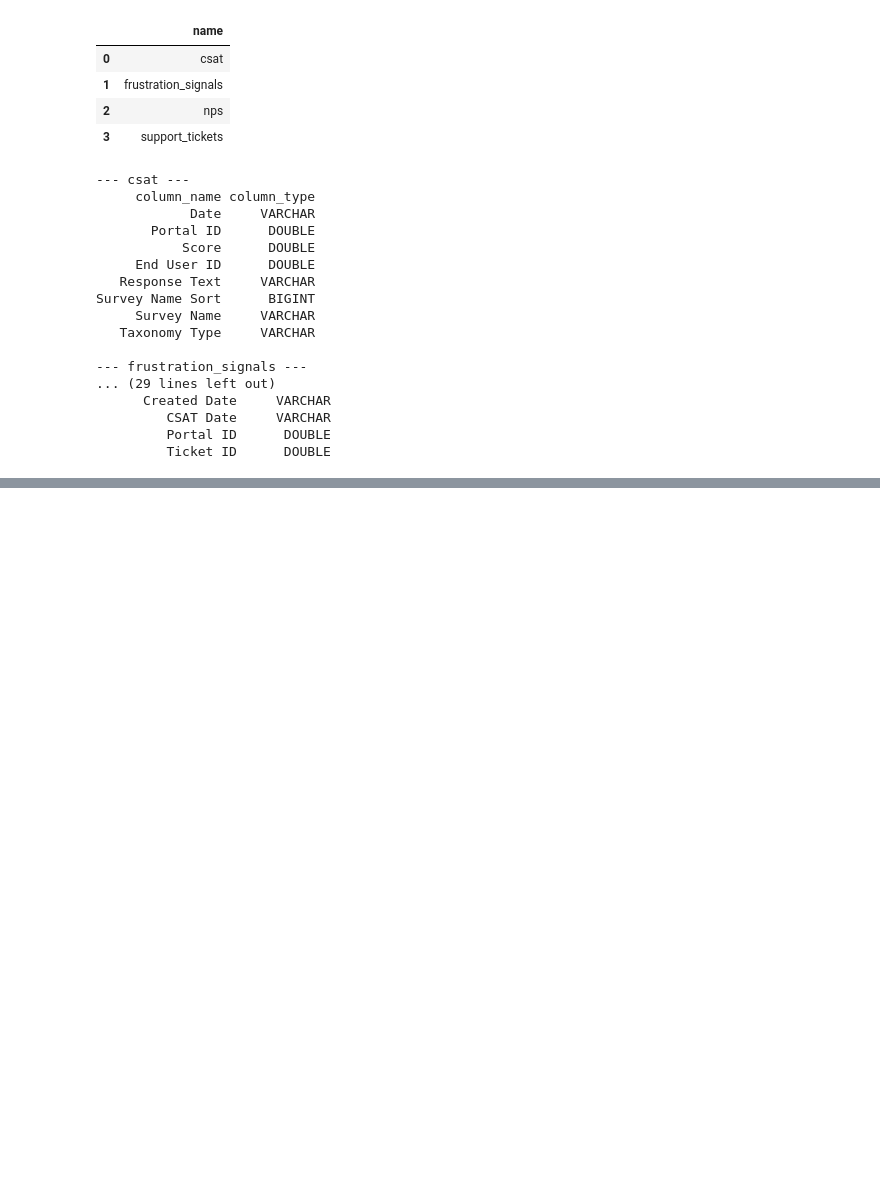
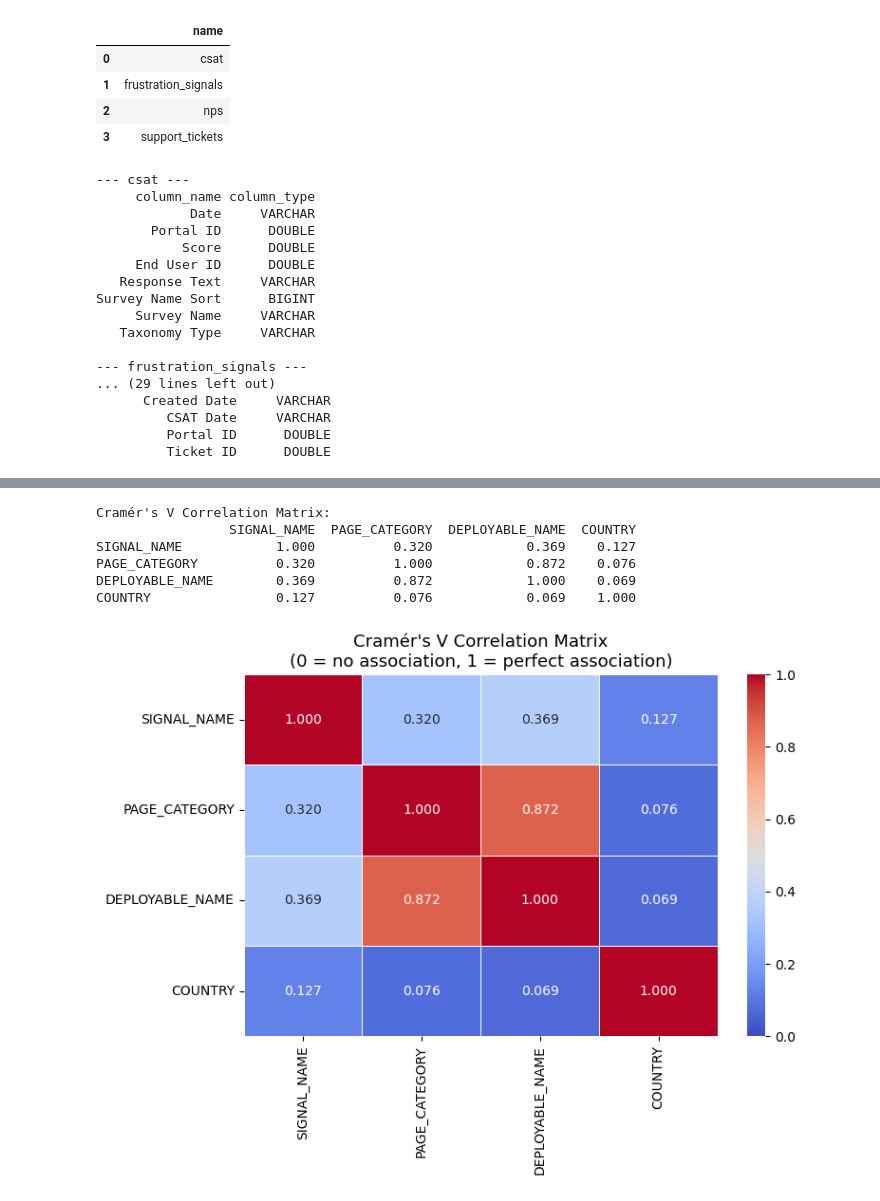
Before and after one commit to carlosmelgar5/Hubspot, a Jupyter notebook: notebooks/Database/db.ipynb, the cells around one changed output, grey strips where cells are left out. Drawn from its saved outputs; the diff is of its cells as text; code cells hidden in the pictures; blank space fills up the shorter version.

```diff
--- a/notebooks/Database/db.ipynb
+++ b/notebooks/Database/db.ipynb
@@ -120,0 +296,48 @@ conn.execute("""
+# %%
+from scipy.stats import chi2_contingency
+import pandas as pd
+import numpy as np
+import seaborn as sns
+import matplotlib.pyplot as plt
+
+# Cramér's V correlation for categorical variables
+# Returns a value between 0 (no association) and 1 (perfect association)
+# This is the correct correlation measure for categorical data
+def cramers_v(x, y):
+    contingency = pd.crosstab(x, y)
+    chi2, _, _, _ = chi2_contingency(contingency)
+    n = contingency.sum().sum()
+    min_dim = min(contingency.shape) - 1
+    return np.sqrt(chi2 / (n * min_dim))
+
+# Calculate Cramér's V between all variable pairs
+variables = ['SIGNAL_NAME', 'PAGE_CATEGORY', 'DEPLOYABLE_NAME', 'COUNTRY']
+
+corr_matrix = pd.DataFrame(index=variables, columns=variables, dtype=float)
+
+for col1 in variables:
+    for col2 in variables:
+        if col1 == col2:
+            corr_matrix.loc[col1, col2] = 1.0
+        else:
+            corr_matrix.loc[col1, col2] = cramers_v(df[col1], df[col2])
+
+print("Cramér's V Correlation Matrix:")
+print(corr_matrix.round(3))
+
+# Heatmap of the correlation matrix
+plt.figure(figsize=(8, 6))
+sns.heatmap(corr_matrix.astype(float), annot=True, fmt='.3f', cmap='coolwarm',
+            vmin=0, vmax=1, linewidths=0.5)
+plt.title("Cramér's V Correlation Matrix\n(0 = no association, 1 = perfect association)", fontsize=13)
+plt.tight_layout()
+plt.savefig('cramers_v_correlation.png', dpi=150)
+plt.show()
+# %% [output]
+Cramér's V Correlation Matrix:
+                 SIGNAL_NAME  PAGE_CATEGORY  DEPLOYABLE_NAME  COUNTRY
+SIGNAL_NAME            1.000          0.320            0.369    0.127
+PAGE_CATEGORY          0.320          1.000            0.872    0.076
+DEPLOYABLE_NAME        0.369          0.872            1.000    0.069
+COUNTRY                0.127          0.076            0.069    1.000
+[figure, added]
```
Also changed, not shown: parts of 19 cells of this notebook, 1 other file.
